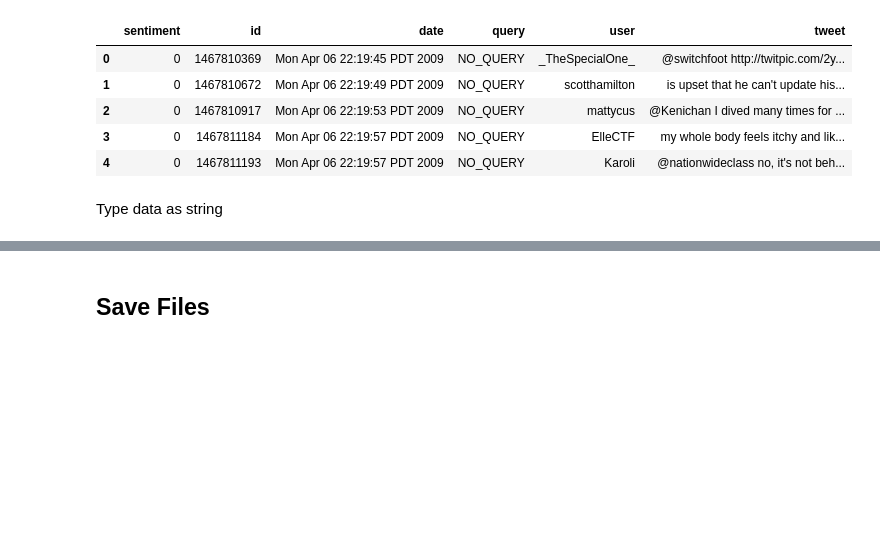
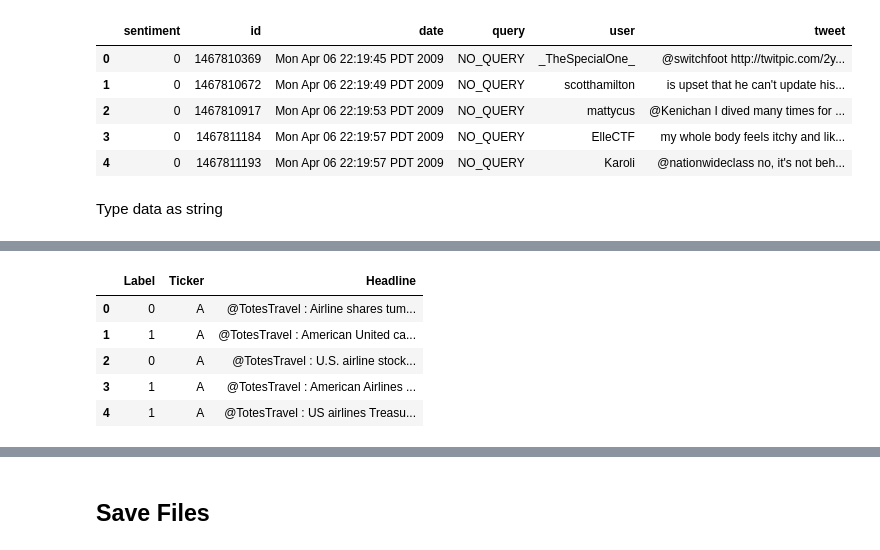
Before and after one commit to ctezna/notebooks, a Jupyter notebook: docstore_raw_preprocessed.ipynb, the cells around one changed output, grey strips where cells are left out. Cells and saved outputs as stored; diff of their text form; code cells hidden in the pictures; blank space fills up the shorter version.

```diff
--- a/docstore_raw_preprocessed.ipynb
+++ b/docstore_raw_preprocessed.ipynb
@@ -176,0 +195,9 @@ covidVaxDf.head()
+# %%
+djia.head()
+# %% [output]
+|  | Label | Ticker | Headline |
+| 0 | 0 | A | @TotesTravel : Airline shares tum... |
+| 1 | 1 | A | @TotesTravel : American United ca... |
+| 2 | 0 | A | @TotesTravel : U.S. airline stock... |
+| 3 | 1 | A | @TotesTravel : American Airlines ... |
+| 4 | 1 | A | @TotesTravel : US airlines Treasu... |
```
Also changed, not shown: parts of 10 cells of this notebook.
